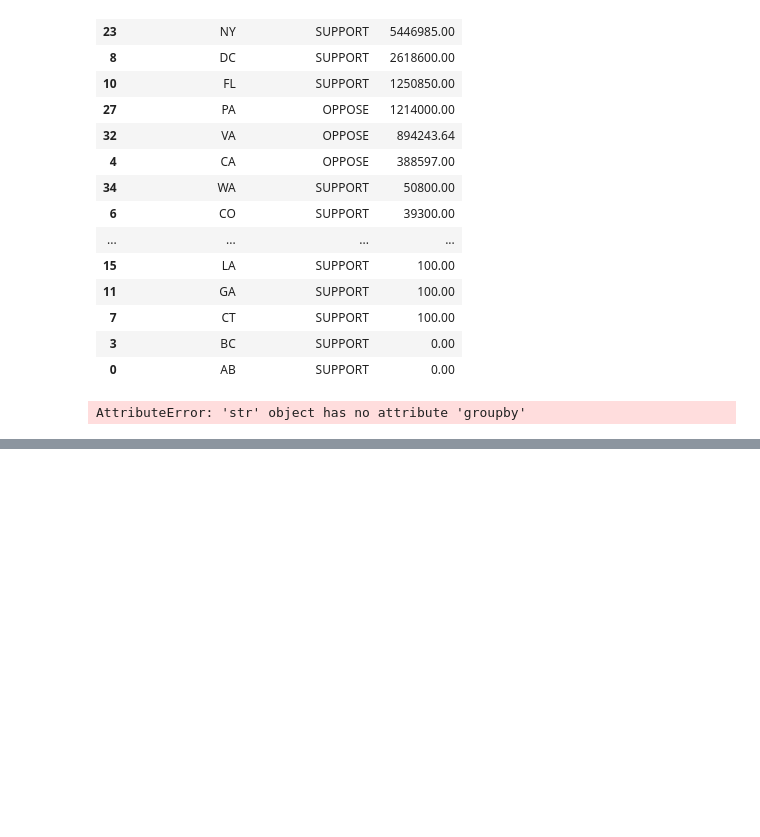
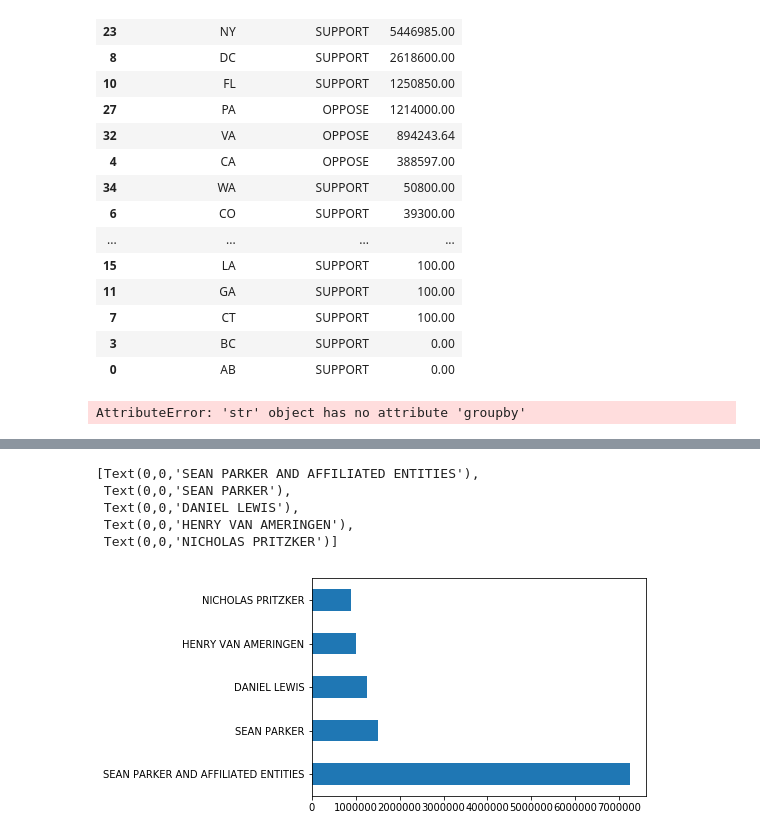
Before and after one commit to carlosfloresa/jupyter, a Jupyter notebook: Untitled1.ipynb, the cells around one changed output, grey strips where cells are left out. Cells and saved outputs as stored; diff of their text form; code cells hidden in the pictures; blank space fills up the shorter version.

```diff
--- a/Untitled1.ipynb
+++ b/Untitled1.ipynb
@@ -367,0 +415,10 @@ merged[merged.contributor_state == 'DE']
+# %%
+chart = top_supporters.head(5).amount.plot.barh()
+chart.set_yticklabels(top_supporters.contributor_fullname)
+# %% [output]
+[Text(0,0,'SEAN PARKER AND AFFILIATED ENTITIES'),
+ Text(0,0,'SEAN PARKER'),
+ Text(0,0,'DANIEL LEWIS'),
+ Text(0,0,'HENRY VAN AMERINGEN'),
+ Text(0,0,'NICHOLAS PRITZKER')]
+[figure, added]
```
Also changed, not shown: parts of 15 cells of this notebook, 1 other file.
